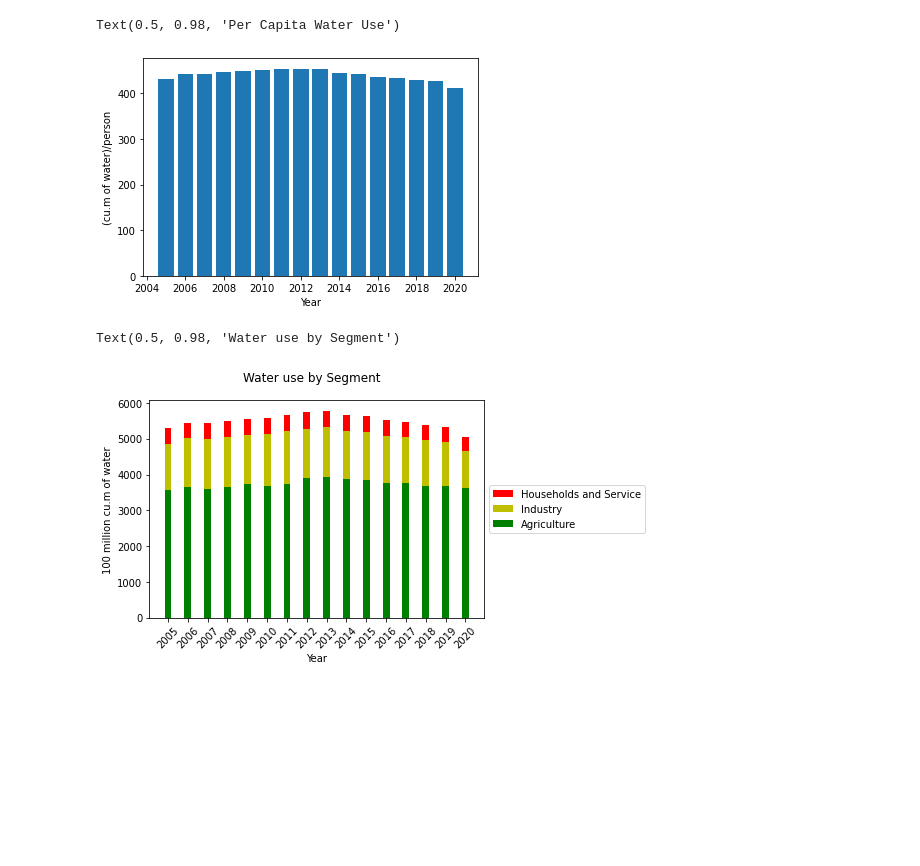
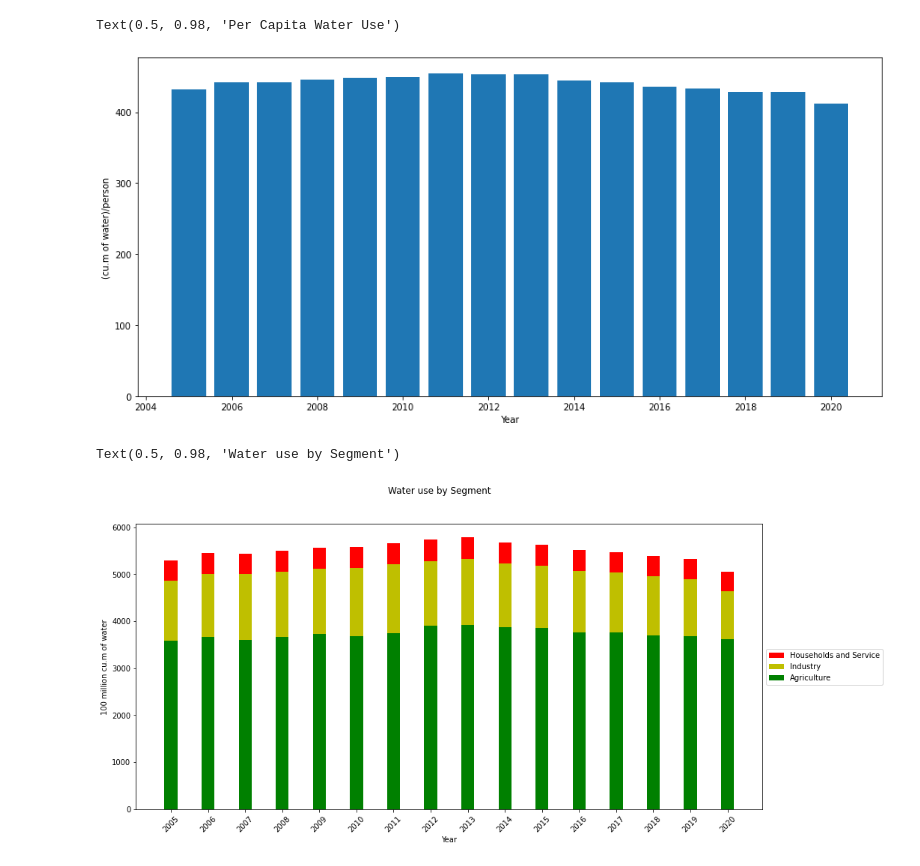
Before and after one commit to nmharmon8/TheAdventuresOfAliceAndBobPosts, a Jupyter notebook: china_water_problem_data/ChinaWaterDataPlots.ipynb, the cells around one changed output. Drawn from its saved outputs; the diff is of its cells as text; code cells hidden in the pictures; blank space fills up the shorter version.

```diff
--- a/china_water_problem_data/ChinaWaterDataPlots.ipynb
+++ b/china_water_problem_data/ChinaWaterDataPlots.ipynb
@@ -17,7 +18,7 @@ water_withdrawals_total = "water_withdrawals_total.csv"
 # %%
 
 def water_quality_bar_chart(years, worst, bad, good):
-    fig, ax = plt.subplots()
+    fig, ax = plt.subplots(figsize=(15,7))
     worst, bad, good = np.array(worst), np.array(bad), np.array(good)
     x = np.arange(len(years))  # the label locations
     width = 0.35  # the width of the bars
@@ -70,7 +71,7 @@ Text(0.5, 0.98, 'Groundwater and Shallow Groundwater Quality')
 # %%
 
 def plot_per_capita_water(years, per_capita_water_resources):
-    fig, ax = plt.subplots()
+    fig, ax = plt.subplots(figsize=(15,7))
     ax.bar(years, per_capita_water_resources)
     ax.set_xlabel("Year")
     ax.set_ylabel("(cu.m of water)/person")
@@ -110,32 +111,32 @@ Text(0.5, 0.98, 'Good Per Capita Water Resources')
 # %%
 def plot_per_capita_water_use(years, per_capita_water_use):
-    fig, ax = plt.subplots()
+    fig, ax = plt.subplots(figsize=(15,7))
     ax.bar(years, per_capita_water_use)
     ax.set_xlabel("Year")
     ax.set_ylabel("(cu.m of water)/person")
     return fig, ax
 
 
 with open(water_supply_and_water_use, 'r') as f:
     water_supply_and_water_use_data = json.load(f)
 sorted(water_supply_and_water_use_data, key= lambda x: x['year'])
 
 #Cut off year 2000
 water_supply_and_water_use_data = water_supply_and_water_use_data[1:]
 
 years = [x['year'] for x in water_supply_and_water_use_data]
 
 per_capita_water_use =  [x['Per Capita Water Use'] for x in water_supply_and_water_use_data]
 
 fix, ax = plot_per_capita_water_use(years, per_capita_water_use)
 fig.suptitle('Per Capita Water Use')
 # %% [output]
 Text(0.5, 0.98, 'Per Capita Water Use')
-[figure, old version]
+[figure, new version]
 # %%
 
 def water_use_bar_chart(years, agriculture, industry, households_service):
-    fig, ax = plt.subplots()
+    fig, ax = plt.subplots(figsize=(15,7))
     x = np.arange(len(years))  # the label locations
     width = 0.35  # the width of the bars
     rects1 = ax.bar(x, agriculture+industry+households_service, width, color='r', label="Households and Service")
@@ -159,5 +160,5 @@ fig, ax = water_use_bar_chart(years, agriculture, industry, households_service)
 fig.suptitle('Water use by Segment')
 # %% [output]
 Text(0.5, 0.98, 'Water use by Segment')
-[figure, old version]
+[figure, new version]
 # %%
```
Also changed, not shown: parts of 6 cells of this notebook, 1 other file.
